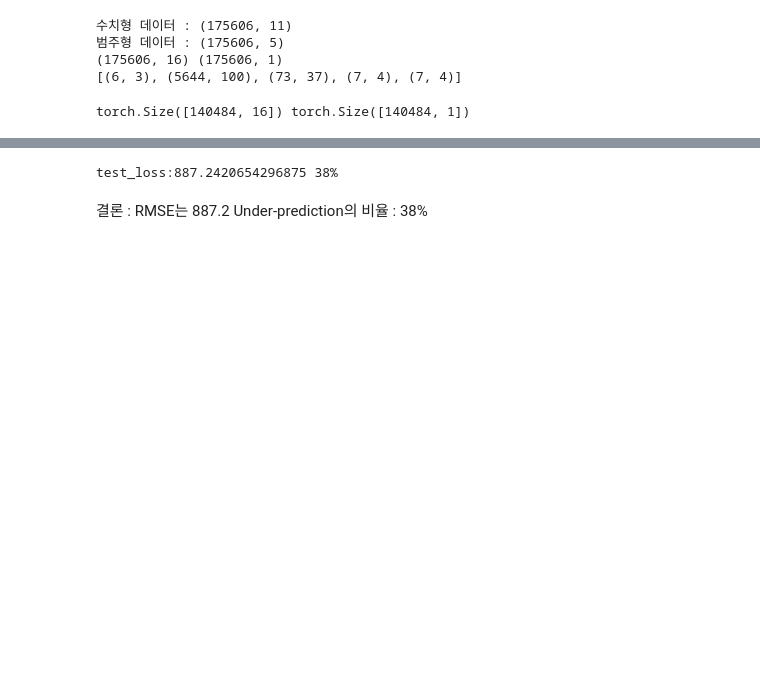
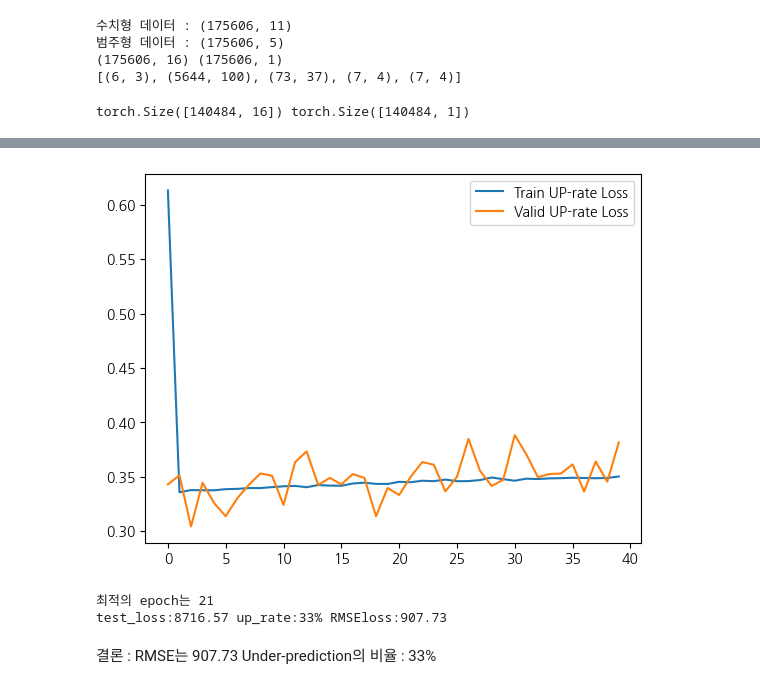
Before and after one commit to mindang/KDT-AI-Assinment, a Jupyter notebook: week7_Assignment/test.ipynb, the cells around one changed output, grey strips where cells are left out. Saved outputs shown, nothing was run; the diff lists cells and outputs as text; code cells hidden in the pictures; blank space fills up the shorter version.

```diff
--- a/week7_Assignment/test.ipynb
+++ b/week7_Assignment/test.ipynb
@@ -295,21 +323,37 @@ Epoch40 train_loss:873.5345458984375 35%  valid_loss:876.1768798828125 37%
+# %%
+sns.lineplot(train_uprate, label='Train UP-rate Loss')
+sns.lineplot(valid_uprate, label='Valid UP-rate Loss')
+plt.legend()
+plt.show()
+# %% [output]
+[figure, added]
 # %%
 # test
-total_loss , total_count = 0 , 0
+best_epoch = np.argmin(np.array(valid_myloss)) + 1
+print(f'최적의 epoch는 {best_epoch}')
+model.load_state_dict(torch.load(os.path.join('./model_data/', '{0:0=2d}.pth'.format(best_epoch))))
+model.eval()
+
+total_rmseloss , total_count , total_myloss = 0 , 0 , 0
 model.eval()
 with torch.no_grad():
     for data, y in test_loader:
         data , y = data.to(device) , y.to(device)
         output = model(data)
-        rmseloss = RMSEloss(output, y)
-        uploss = myloss(output,y)
-        count = torch.sum(output < y).cpu()
-        total_loss += len(data)*rmseloss.cpu()
+        rmseloss , myloss = RMSEloss(output, y) , Myloss(output,y)
+
+        count = torch.sum(output < y)
+        total_rmseloss += len(data)*rmseloss.item()
         total_count += count.item()
-total_loss = total_loss/len(valid_loader.dataset)
-total_count = total_count / len(test_loader.dataset)
-print(f'test_loss:{total_loss} {100*total_count:.0f}%')
+        total_myloss += len(data)*myloss.item()
+
+total_rmseloss /= len(test_loader.dataset)
+total_count /= len(test_loader.dataset)
+total_myloss /= len(test_loader.dataset)
+print(f'test_loss:{total_myloss:.2f} up_rate:{100*total_count:.0f}% RMSEloss:{total_rmseloss:.2f}')
 # %% [output]
-test_loss:887.2420654296875 38%
+최적의 epoch는 21
+test_loss:8716.57 up_rate:33% RMSEloss:907.73
 # %% [markdown]
-결론 : RMSE는 887.2
-Under-prediction의 비율 : 38%
+결론 : RMSE는 907.73
+Under-prediction의 비율 : 33%
```
Also changed, not shown: parts of 4 cells of this notebook, 1 other file.
